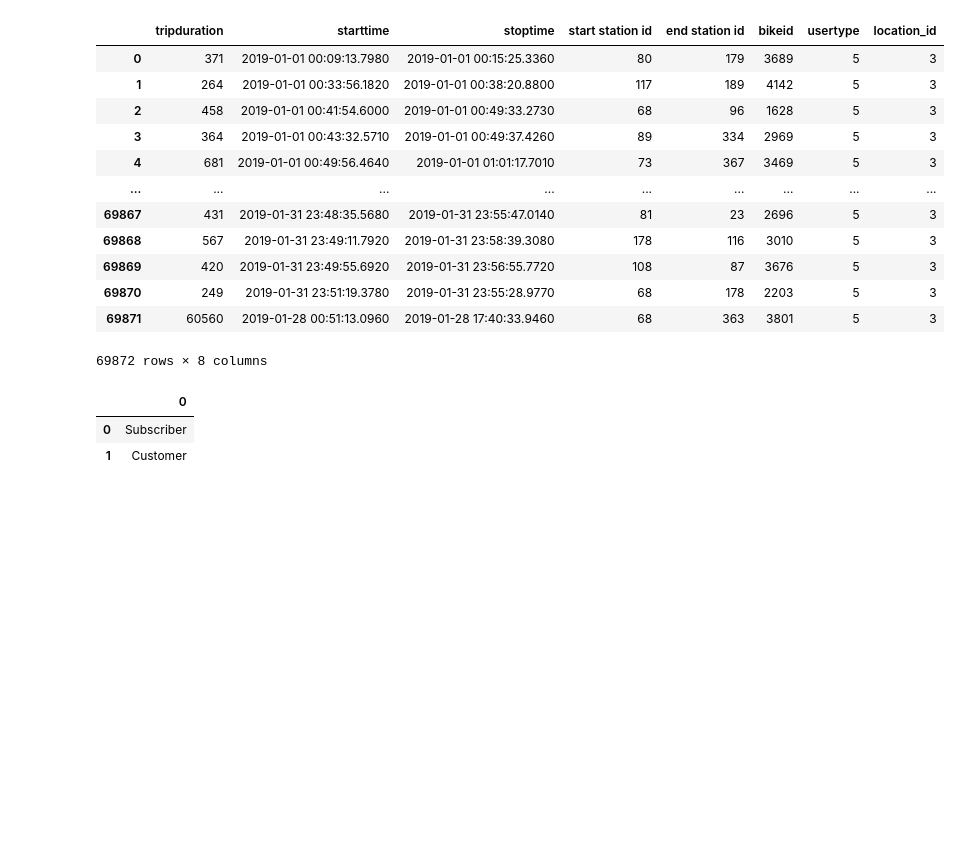
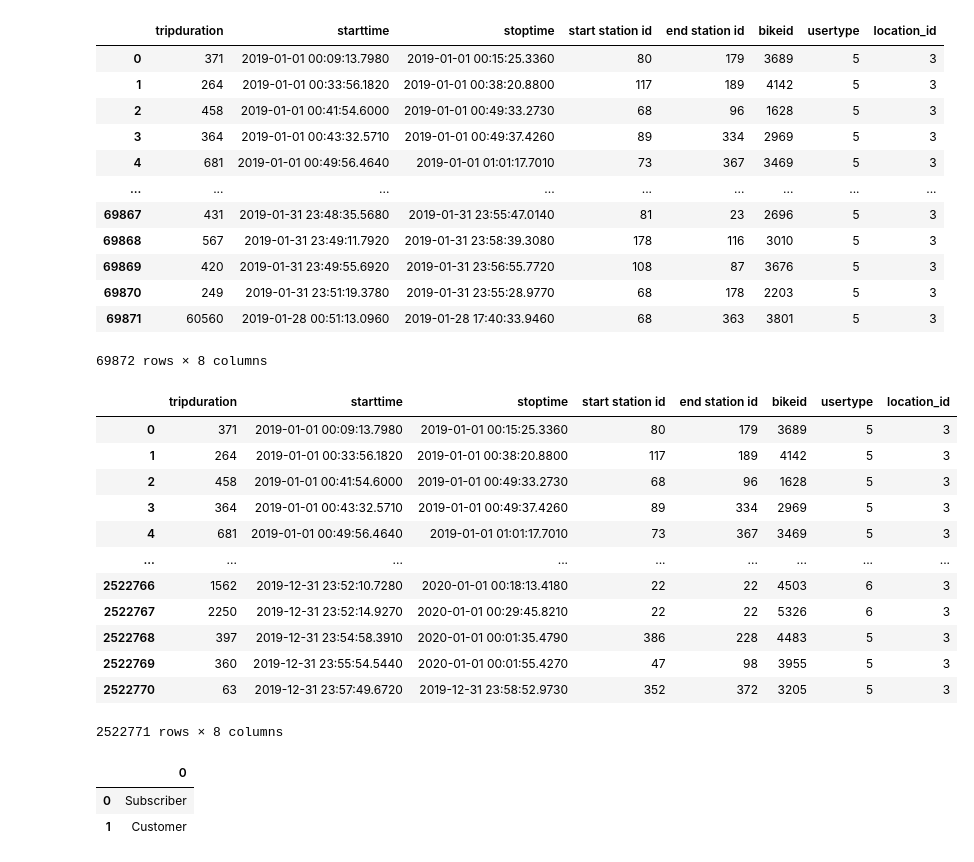
Before and after one commit to JeganS948/project2, a Jupyter notebook: resources/3_boston_us/boston .ipynb, the cells around one changed output. Cells and saved outputs as stored; diff of their text form; code cells hidden in the pictures; blank space fills up the shorter version.

Commit message:
perform concatenation

```diff
--- a/resources/3_boston_us/boston .ipynb
+++ b/resources/3_boston_us/boston .ipynb
@@ -180,6 +180,26 @@ boston_01
 | 69870 | 249 | 2019-01-31 23:51:19.3780 | 2019-01-31 23:55:28.9770 | 68 | 178 | 2203 | 5 | 3 |
 | 69871 | 60560 | 2019-01-28 00:51:13.0960 | 2019-01-28 17:40:33.9460 | 68 | 363 | 3801 | 5 | 3 |
 69872 rows × 8 columns
+# %%
+#performing concatenation
+boston = [boston_01,boston_02,boston_03,boston_03,boston_03,boston_04,boston_05,
+          boston_06,boston_06,boston_07,boston_08,boston_09,boston_10,boston_11,boston_12]
+bike_share = pd.concat(boston).drop_duplicates().reset_index(drop=True)
+bike_share
+# %% [output]
+|  | tripduration | starttime | stoptime | start station id | end station id | bikeid | usertype | location_id |
+| 0 | 371 | 2019-01-01 00:09:13.7980 | 2019-01-01 00:15:25.3360 | 80 | 179 | 3689 | 5 | 3 |
+| 1 | 264 | 2019-01-01 00:33:56.1820 | 2019-01-01 00:38:20.8800 | 117 | 189 | 4142 | 5 | 3 |
+| 2 | 458 | 2019-01-01 00:41:54.6000 | 2019-01-01 00:49:33.2730 | 68 | 96 | 1628 | 5 | 3 |
+| 3 | 364 | 2019-01-01 00:43:32.5710 | 2019-01-01 00:49:37.4260 | 89 | 334 | 2969 | 5 | 3 |
+| 4 | 681 | 2019-01-01 00:49:56.4640 | 2019-01-01 01:01:17.7010 | 73 | 367 | 3469 | 5 | 3 |
+| ... | ... | ... | ... | ... | ... | ... | ... | ... |
+| 2522766 | 1562 | 2019-12-31 23:52:10.7280 | 2020-01-01 00:18:13.4180 | 22 | 22 | 4503 | 6 | 3 |
+| 2522767 | 2250 | 2019-12-31 23:52:14.9270 | 2020-01-01 00:29:45.8210 | 22 | 22 | 5326 | 6 | 3 |
+| 2522768 | 397 | 2019-12-31 23:54:58.3910 | 2020-01-01 00:01:35.4790 | 386 | 228 | 4483 | 5 | 3 |
+| 2522769 | 360 | 2019-12-31 23:55:54.5440 | 2020-01-01 00:01:55.4270 | 47 | 98 | 3955 | 5 | 3 |
+| 2522770 | 63 | 2019-12-31 23:57:49.6720 | 2019-12-31 23:58:52.9730 | 352 | 372 | 3205 | 5 | 3 |
+2522771 rows × 8 columns
 # %%
 user01 = pd.DataFrame(boston_01["usertype"].unique())
 # %%
```
